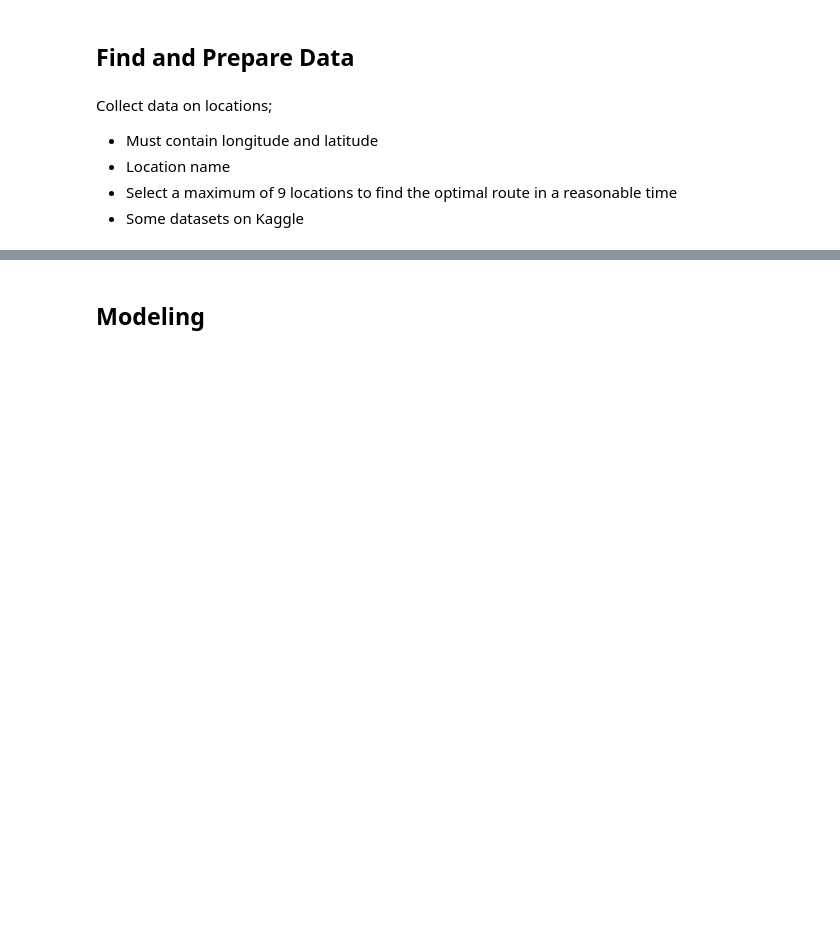
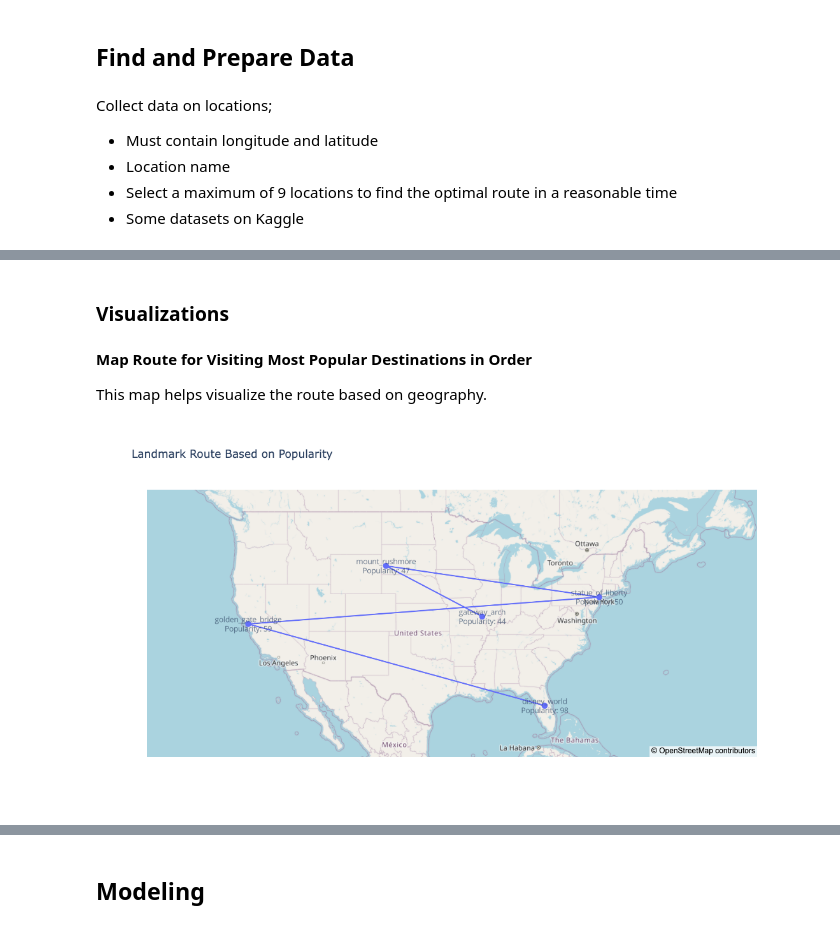
Before and after one commit to KRMalaGrino/butterfly-brigade, a Jupyter notebook: data_science/roadtrip_project.ipynb, the cells around one changed output, grey strips where cells are left out. Cells and saved outputs as stored; diff of their text form; code cells hidden in the pictures; blank space fills up the shorter version.

Commit message:
Prepared data, featured engineered a popularity score and add some initial visualizations for EDA

```diff
--- a/data_science/roadtrip_project.ipynb
+++ b/data_science/roadtrip_project.ipynb
@@ -46,0 +111,16 @@ If we come up with our own, do we need to create features like distances in mile
+# %%
+# Calculate max values
+max_reviews = df['reviews_photos'].max()
+max_visitors = df['annual_visitors'].max()
+# %%
+# Feature engineering to score popularity out of 100
+df['rating_factor'] = (df['average_user_rating'] / 5) * 100
+df['reviews_factor'] = (df['reviews_photos'] / max_reviews) * 100
+df['visitors_factor'] = (df['annual_visitors'] / max_visitors) * 100
+# %%
+# Calculate Popularity Score
+df['popularity'] = (
+    (df['rating_factor'] * w_r) +
+    (df['reviews_factor'] * w_p) +
+    (df['visitors_factor'] * w_v)
+)
@@ -46,0 +137,4 @@ If we come up with our own, do we need to create features like distances in mile
+# %%
+# Round the 'popularity' score up to a whole number and change the type to integer
+df['popularity'] = df['popularity'].round(0).astype(int)
+df
@@ -46,0 +148,39 @@ If we come up with our own, do we need to create features like distances in mile
+# %% [markdown]
+### Visualizations
+# %% [markdown]
+**Map Route for Visiting Most Popular Destinations in Order**
+
+This map helps visualize the route based on geography.
+# %%
+# Copy data
+map_df = df.copy()
+
+# Sort based on popularity score
+map_df = map_df.sort_values(by='popularity', ascending=False).reset_index(drop=True)
+
+# Create mapbox scatter with lines
+fig = go.Figure()
+
+# Add route line to connect based off sorted popularity score
+fig.add_trace(go.Scattermapbox(
+    mode="lines+markers+text", # show lines, markers and text
+    lon=map_df['longitude'], # longitude data
+    lat=map_df['latitude'],  # latitude data
+    text=map_df['landmark'] + '<br>Popularity: ' + map_df['popularity'].astype(str), # hover text
+    marker={'size': 10}, # marker size for landmarks
+    line={'width': 2}, # line width
+    hoverinfo='text' # show text on hover only
+))
+
+# Map layout based on landmark coordinates
+fig.update_layout(
+    mapbox_style="open-street-map",
+    mapbox_zoom=3,
+    mapbox_center={"lat": map_df['latitude'].mean(), "lon": map_df['longitude'].mean()},
+    title="Landmark Route Based on Popularity",
+    height=600
+)
+
+fig.show() # show the interactive map
+# %% [output]
+[figure, added]
```
Also changed, not shown: parts of 21 cells of this notebook.
